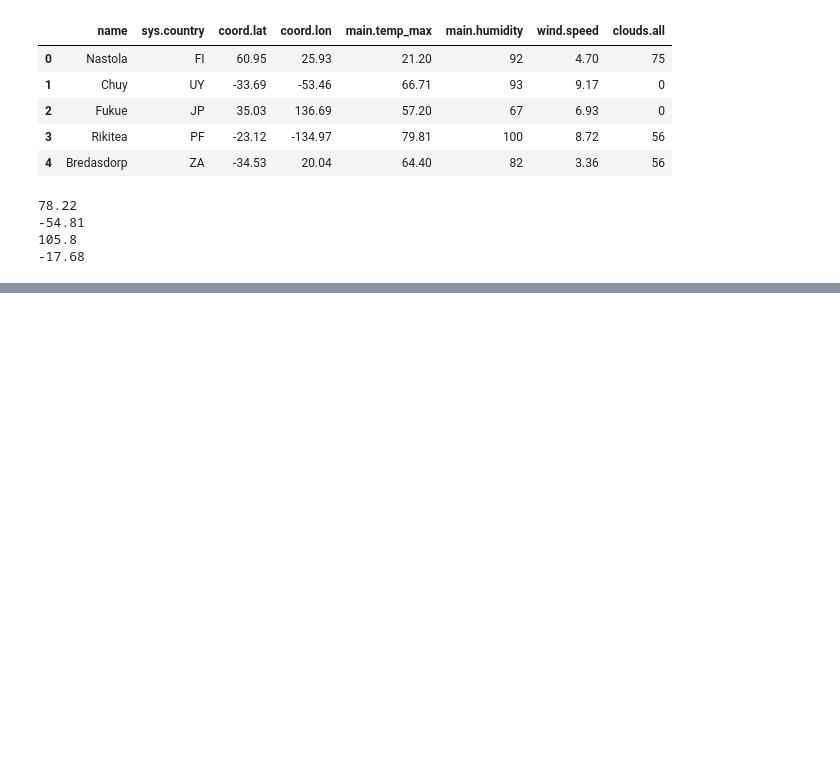
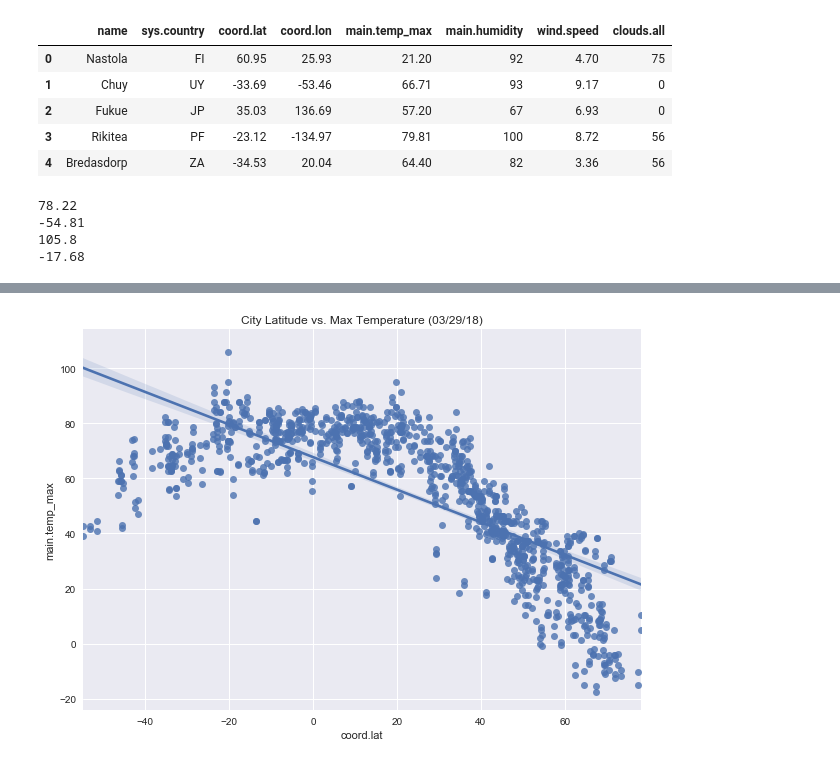
Before and after one commit to timothyyu/weatherpy, a Jupyter notebook: main.ipynb, the cells around one changed output, grey strips where cells are left out. Saved outputs shown, nothing was run; the diff lists cells and outputs as text; code cells hidden in the pictures; blank space fills up the shorter version.

Commit message:
swarmplot changed to regplot for xaxis issue

```diff
--- a/main.ipynb
+++ b/main.ipynb
@@ -199,20 +199,3 @@ print(city_data_df["main.temp_max"].min())
 -54.81
 105.8
 -17.68
-# %%
-fig, ax = plt.subplots()
-sns.plt.rcParams["figure.figsize"] = (10, 7)
-data=city_data_df
-
-sns.plt.title("City Latitude vs. Max Temperature (%s)" % time.strftime("%x"))
-sns.swarmplot( x="coord.lat",y="main.temp_max",data =data)
-plt.show()
-sns.plt.title("City Latitude vs. Humidity (%s)" % time.strftime("%x"))
-sns.swarmplot( x="coord.lat",y="main.humidity", data =data)
-plt.show()
-sns.plt.title("City Latitude vs. Cloudiness (%s)" % time.strftime("%x"))
-sns.swarmplot( x="coord.lat",y="clouds.all", data =data)
-plt.show()
-sns.plt.title("City Latitude vs. Wind Speed (%s)" % time.strftime("%x"))
-sns.swarmplot( x="coord.lat", y="wind.speed", data =data)
-plt.show()
@@ -223,0 +202,12 @@ plt.show()
+# %%
+fig, ax = plt.subplots()
+sns.plt.rcParams["figure.figsize"] = (10, 7)
+#sns.plt.xlim()
+#data = sns.load_datset(city_data_df)
+
+sns.plt.title("City Latitude vs. Max Temperature (%s)" % time.strftime("%x"))
+sns.regplot( x=data["coord.lat"],y=data["main.temp_max"],data=city_data_df)
+sns.plt.xlim(city_data_df["coord.lat"].min(),city_data_df["coord.lat"].max())
+plt.show()
+# %% [output]
+[figure, added]
```
Also changed, not shown: parts of 4 cells of this notebook.
